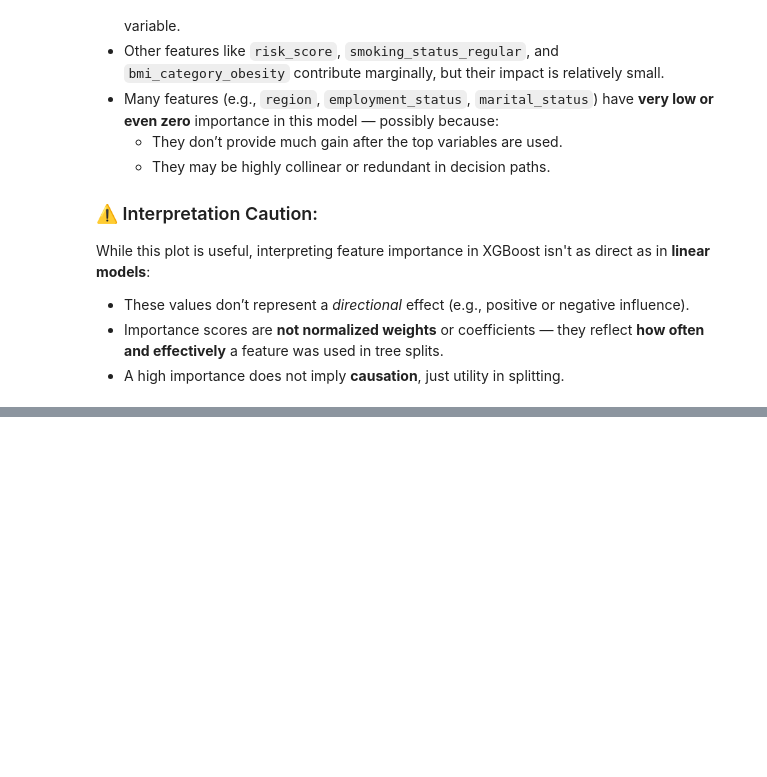
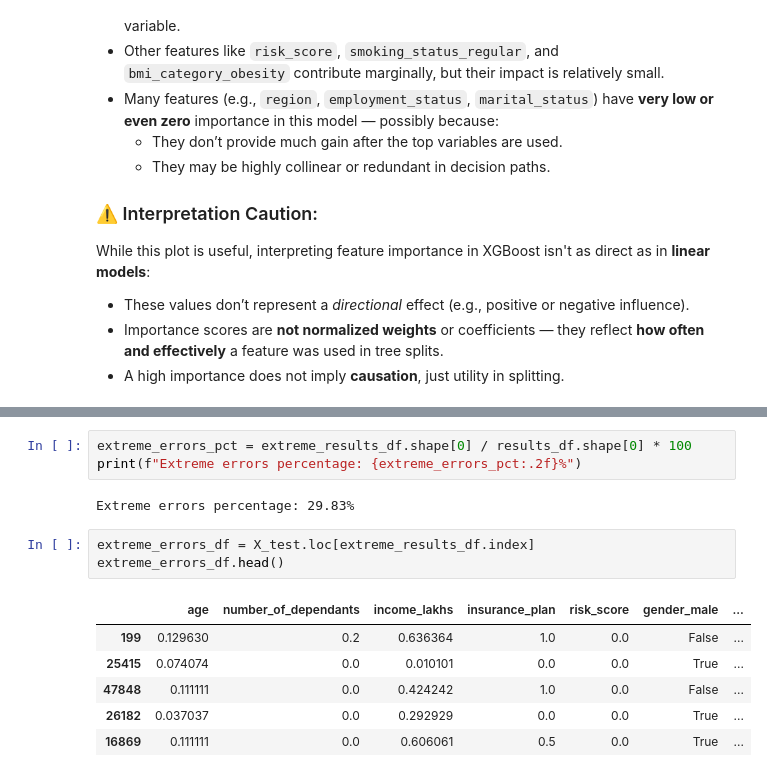
Before and after one commit to abidtalukder/healthcare-premium-prediction, a Jupyter notebook: notebooks/model_training.ipynb, the cells around one changed output, grey strips where cells are left out. Cells and saved outputs as stored; diff of their text form; blank space fills up the shorter version.

```diff
--- a/notebooks/model_training.ipynb
+++ b/notebooks/model_training.ipynb
@@ -275,0 +313,15 @@ While this plot is useful, interpreting feature importance in XGBoost isn't as d
+# %%
+extreme_errors_pct = extreme_results_df.shape[0] / results_df.shape[0] * 100
+print(f"Extreme errors percentage: {extreme_errors_pct:.2f}%")
+# %% [output]
+Extreme errors percentage: 29.83%
+# %%
+extreme_errors_df = X_test.loc[extreme_results_df.index]
+extreme_errors_df.head()
+# %% [output]
+|  | age | number_of_dependants | income_lakhs | insurance_plan | risk_score | gender_male | ... |
+| 199 | 0.129630 | 0.2 | 0.636364 | 1.0 | 0.0 | False | ... |
+| 25415 | 0.074074 | 0.0 | 0.010101 | 0.0 | 0.0 | True | ... |
+| 47848 | 0.111111 | 0.0 | 0.424242 | 1.0 | 0.0 | False | ... |
+| 26182 | 0.037037 | 0.0 | 0.292929 | 0.0 | 0.0 | True | ... |
+| 16869 | 0.111111 | 0.0 | 0.606061 | 0.5 | 0.0 | True | ... |
```
Also changed, not shown: parts of 11 cells of this notebook.
